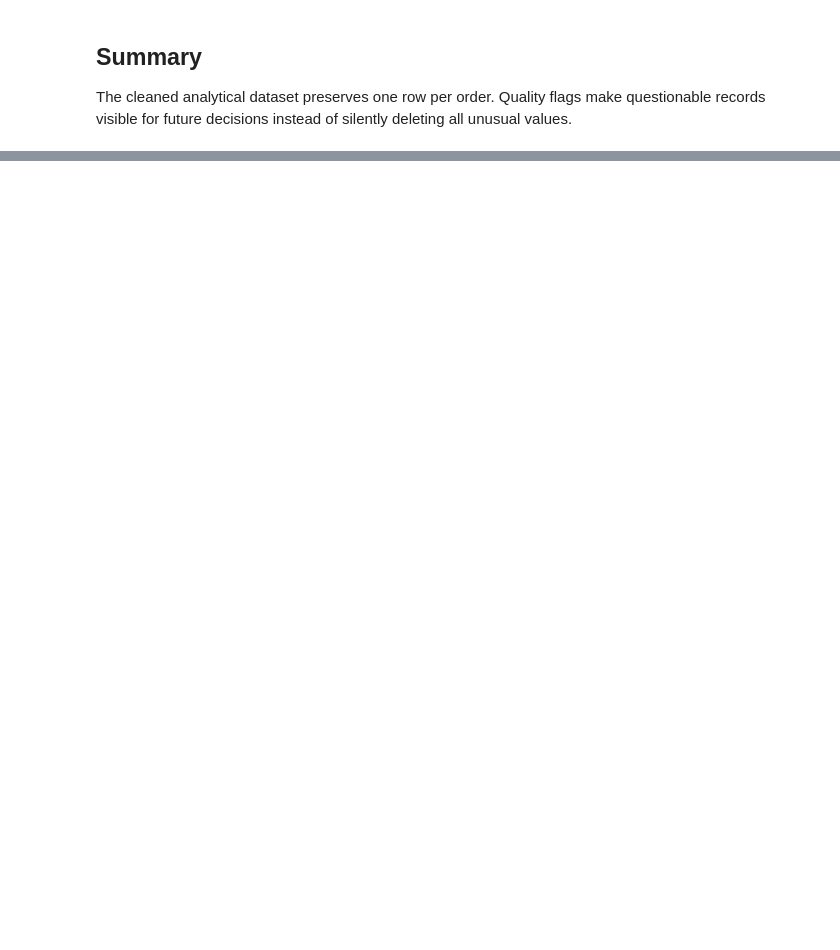
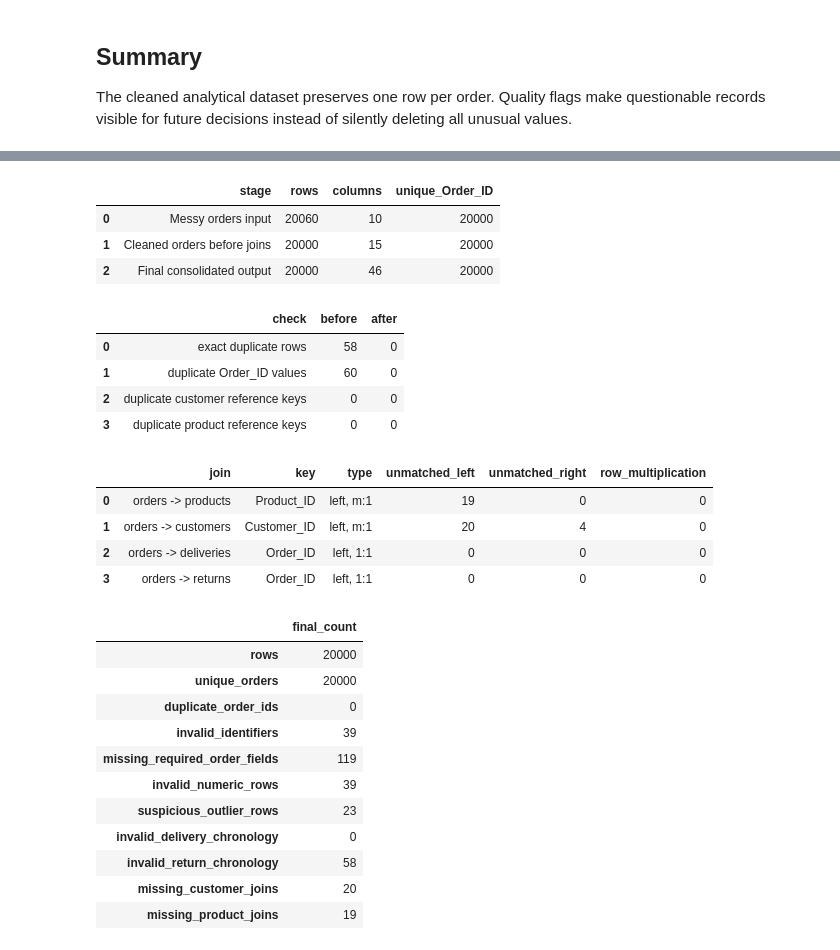
Before and after one commit to madhavharshit/EcomPolice, a Jupyter notebook: notebooks/synthetic_pipeline/04_data_preprocessing.ipynb, the cells around one changed output, grey strips where cells are left out. Cells and saved outputs as stored; diff of their text form; code cells hidden in the pictures; blank space fills up the shorter version.

```diff
--- a/notebooks/synthetic_pipeline/04_data_preprocessing.ipynb
+++ b/notebooks/synthetic_pipeline/04_data_preprocessing.ipynb
@@ -159,0 +173,43 @@ The cleaned analytical dataset preserves one row per order. Quality flags make q
+# %%
+missing_audit = pd.read_csv(PROCESSED_DIR / 'preprocessing_missing_value_audit.csv')
+duplicate_audit = pd.read_csv(PROCESSED_DIR / 'preprocessing_duplicate_audit.csv')
+join_audit = pd.read_csv(PROCESSED_DIR / 'preprocessing_join_audit.csv')
+defect_audit = pd.read_csv(PROCESSED_DIR / 'preprocessing_defect_audit.csv')
+final_audited = pd.read_csv(PROCESSED_DIR / 'cleaned_orders.csv')
+
+volume_audit = pd.DataFrame([
+    {'stage': 'Messy orders input', 'rows': len(messy['orders']), 'columns': messy['orders'].shape[1], 'unique_Order_ID': messy['orders']['Order_ID'].nunique(dropna=True)},
+    {'stage': 'Cleaned orders before joins', 'rows': len(cleaned_tables.orders), 'columns': cleaned_tables.orders.shape[1], 'unique_Order_ID': cleaned_tables.orders['Order_ID'].nunique(dropna=True)},
+    {'stage': 'Final consolidated output', 'rows': len(final_audited), 'columns': final_audited.shape[1], 'unique_Order_ID': final_audited['Order_ID'].nunique(dropna=True)},
+])
+display(volume_audit)
+display(duplicate_audit)
+display(join_audit)
+display(quality_summary(final_audited).to_frame('final_count'))
+# %% [output]
+|  | stage | rows | columns | unique_Order_ID |
+| 0 | Messy orders input | 20060 | 10 | 20000 |
+| 1 | Cleaned orders before joins | 20000 | 15 | 20000 |
+| 2 | Final consolidated output | 20000 | 46 | 20000 |
+|  | check | before | after |
+| 0 | exact duplicate rows | 58 | 0 |
+| 1 | duplicate Order_ID values | 60 | 0 |
+| 2 | duplicate customer reference keys | 0 | 0 |
+| 3 | duplicate product reference keys | 0 | 0 |
+|  | join | key | type | unmatched_left | unmatched_right | row_multiplication |
+| 0 | orders -> products | Product_ID | left, m:1 | 19 | 0 | 0 |
+| 1 | orders -> customers | Customer_ID | left, m:1 | 20 | 4 | 0 |
+| 2 | orders -> deliveries | Order_ID | left, 1:1 | 0 | 0 | 0 |
+| 3 | orders -> returns | Order_ID | left, 1:1 | 0 | 0 | 0 |
+|  | final_count |
+| rows | 20000 |
+| unique_orders | 20000 |
+| duplicate_order_ids | 0 |
+| invalid_identifiers | 39 |
+| missing_required_order_fields | 119 |
+| invalid_numeric_rows | 39 |
+| suspicious_outlier_rows | 23 |
+| invalid_delivery_chronology | 0 |
+| invalid_return_chronology | 58 |
+| missing_customer_joins | 20 |
+| missing_product_joins | 19 |
```
Also changed, not shown: parts of 9 cells of this notebook, 13 other files.
